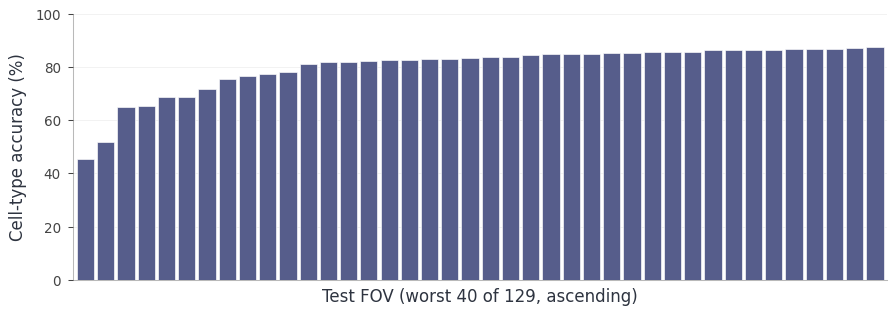
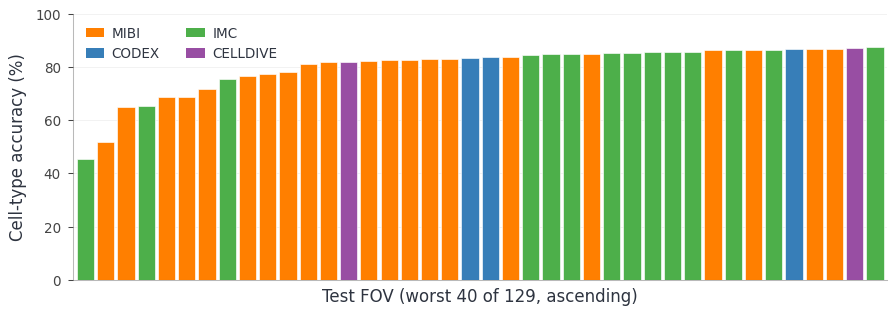
Unified diff of the notebook cell whose output changed from the first chart to the second:
--- before
+++ after
@@ -1,23 +1,33 @@
-# Per-FOV hierarchical cell-type accuracy on the held-out test split. Each of the
-# 129 test FOVs contributes one bar (fraction of its cells whose prediction is
-# hierarchically correct); we show the worst 40, ordered ascending.
-from dct_figures.style import THEME, FS_AXIS_LABEL, FS_TICK, style_ax
+# Per-FOV hierarchical cell-type accuracy on the held-out test split. Each of
+# the 129 test FOVs contributes one bar, colored by imaging modality; we show
+# the worst 40, ordered ascending.
+from dct_figures.style import FS_AXIS_LABEL, FS_TICK, style_ax
+from matplotlib.patches import Patch
 
-n_fov = pred_df['fov_name'].nunique()
-fov_acc = pred_df.groupby('fov_name')['correct_hier'].mean().sort_values()
-worst = fov_acc.head(40) * 100
+MOD_COLORS = {"MIBI": "#ff7f00", "CODEX": "#377eb8", "IMC": "#4daf4a",
+              "CELLDIVE": "#984ea3", "MACSIMA": "#e41a1c", "IBEX": "#a65628",
+              "CYCIF": "#f781bf", "VECTRA": "#999999"}
+
+fov = (pred_df.groupby("fov_name")
+       .agg(acc=("correct_hier", "mean"), modality=("modality", "first")))
+fov = fov.sort_values("acc")
+worst = fov.head(40)
+n_fov = len(fov)
+bar_colors = [MOD_COLORS.get(str(m).upper(), "#999999") for m in worst["modality"]]
 
 fig, ax = plt.subplots(figsize=(7.0, 2.3))
-ax.bar(range(len(worst)), worst.values, color=THEME, width=0.85,
-       edgecolor='white', linewidth=0.3)
+ax.bar(range(len(worst)), worst["acc"].to_numpy() * 100, color=bar_colors,
+       width=0.85, edgecolor="white", linewidth=0.3)
 ax.set_xlim(-0.6, len(worst) - 0.4)
 ax.set_ylim(0, 100)
-ax.set_ylabel('Cell-type accuracy (%)', fontsize=FS_AXIS_LABEL)
-ax.set_xlabel(f'Test FOV (worst {len(worst)} of {n_fov}, ascending)',
-              fontsize=FS_AXIS_LABEL)
+ax.set_ylabel("Cell-type accuracy (%)", fontsize=FS_AXIS_LABEL)
+ax.set_xlabel(f"Test FOV (worst {len(worst)} of {n_fov}, ascending)", fontsize=FS_AXIS_LABEL)
 ax.set_xticks([])
 ax.tick_params(labelsize=FS_TICK)
+present = [m for m in MOD_COLORS if m in set(str(x).upper() for x in worst["modality"])]
+ax.legend(handles=[Patch(facecolor=MOD_COLORS[m], label=m) for m in present],
+          fontsize=FS_TICK, frameon=False, ncol=2, loc="upper left")
 style_ax(ax)
-print(f'per-FOV accuracy: worst {worst.iloc[0]:.1f}% .. median {fov_acc.median()*100:.1f}% '
-      f'.. best {fov_acc.iloc[-1]*100:.1f}% (n={n_fov})')
+print(f"per-FOV accuracy: worst {worst['acc'].iloc[0]*100:.1f}% .. "
+      f"median {fov['acc'].median()*100:.1f}% .. best {fov['acc'].iloc[-1]*100:.1f}% (n={n_fov})")
 plt.show()

Commit: feat(classification): color per-dataset accuracy bars by imaging modality (Supp Fig 6a)